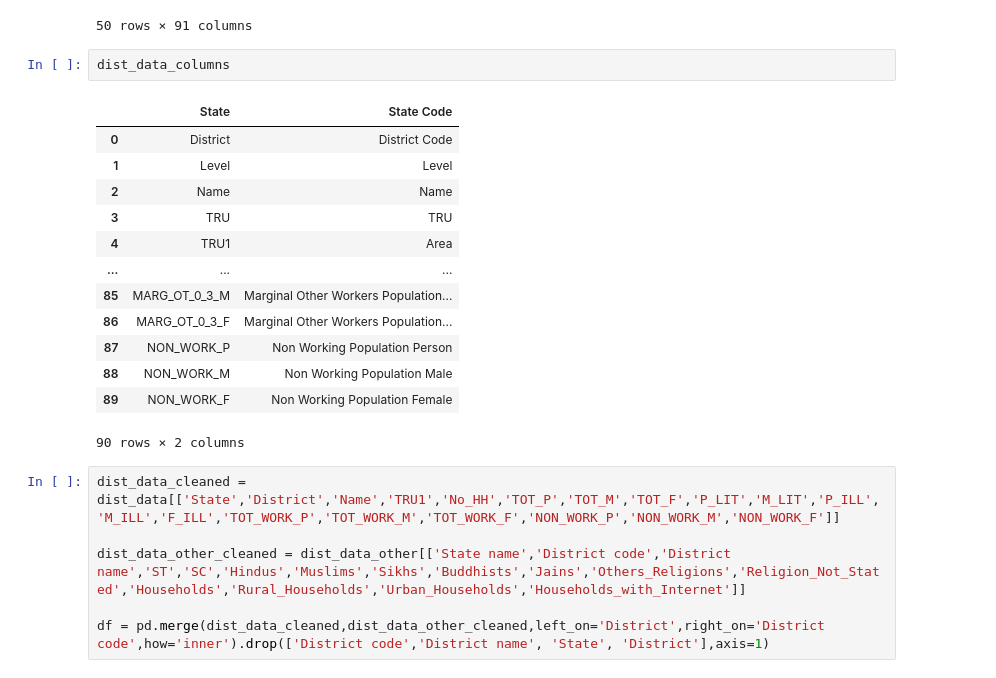
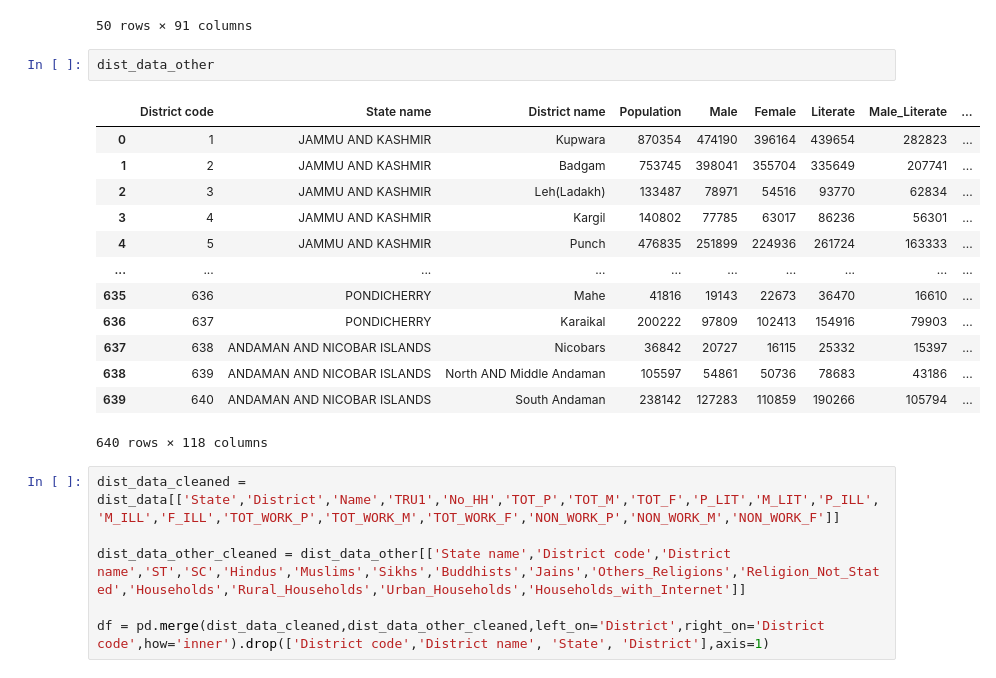
Before and after one commit to tam0w/poverty_data, a Jupyter notebook: eda.ipynb, the cells around one changed output. Drawn from its saved outputs; the diff is of its cells as text.

```diff
--- a/eda.ipynb
+++ b/eda.ipynb
@@ -40,21 +40,21 @@ dist_data.head(50)
 | 49 | 3 | 50 | DISTRICT | Tarn Taran | Total | 2414.0 | 203421 | 1119627 | 589369 | 530258 | ... | ... |
 50 rows × 91 columns
 # %%
-dist_data_columns
+dist_data_other
 # %% [output]
-|  | State | State Code |
-| 0 | District | District Code |
-| 1 | Level | Level |
-| 2 | Name | Name |
-| 3 | TRU | TRU |
-| 4 | TRU1 | Area |
-| ... | ... | ... |
-| 85 | MARG_OT_0_3_M | Marginal Other Workers Population... |
-| 86 | MARG_OT_0_3_F | Marginal Other Workers Population... |
-| 87 | NON_WORK_P | Non Working Population Person |
-| 88 | NON_WORK_M | Non Working Population Male |
-| 89 | NON_WORK_F | Non Working Population Female |
+|  | District code | State name | District name | Population | Male | Female | Literate | Male_Literate | ... |
+| 0 | 1 | JAMMU AND KASHMIR | Kupwara | 870354 | 474190 | 396164 | 439654 | 282823 | ... |
+| 1 | 2 | JAMMU AND KASHMIR | Badgam | 753745 | 398041 | 355704 | 335649 | 207741 | ... |
+| 2 | 3 | JAMMU AND KASHMIR | Leh(Ladakh) | 133487 | 78971 | 54516 | 93770 | 62834 | ... |
+| 3 | 4 | JAMMU AND KASHMIR | Kargil | 140802 | 77785 | 63017 | 86236 | 56301 | ... |
+| 4 | 5 | JAMMU AND KASHMIR | Punch | 476835 | 251899 | 224936 | 261724 | 163333 | ... |
+| ... | ... | ... | ... | ... | ... | ... | ... | ... | ... |
+| 635 | 636 | PONDICHERRY | Mahe | 41816 | 19143 | 22673 | 36470 | 16610 | ... |
+| 636 | 637 | PONDICHERRY | Karaikal | 200222 | 97809 | 102413 | 154916 | 79903 | ... |
+| 637 | 638 | ANDAMAN AND NICOBAR ISLANDS | Nicobars | 36842 | 20727 | 16115 | 25332 | 15397 | ... |
+| 638 | 639 | ANDAMAN AND NICOBAR ISLANDS | North AND Middle Andaman | 105597 | 54861 | 50736 | 78683 | 43186 | ... |
+| 639 | 640 | ANDAMAN AND NICOBAR ISLANDS | South Andaman | 238142 | 127283 | 110859 | 190266 | 105794 | ... |
-90 rows × 2 columns
+640 rows × 118 columns
 # %%
 dist_data_cleaned = dist_data[['State','District','Name','TRU1','No_HH','TOT_P','TOT_M','TOT_F','P_LIT','M_LIT','P_ILL','M_ILL','F_ILL','TOT_WORK_P','TOT_WORK_M','TOT_WORK_F','NON_WORK_P','NON_WORK_M','NON_WORK_F']]
 
```
